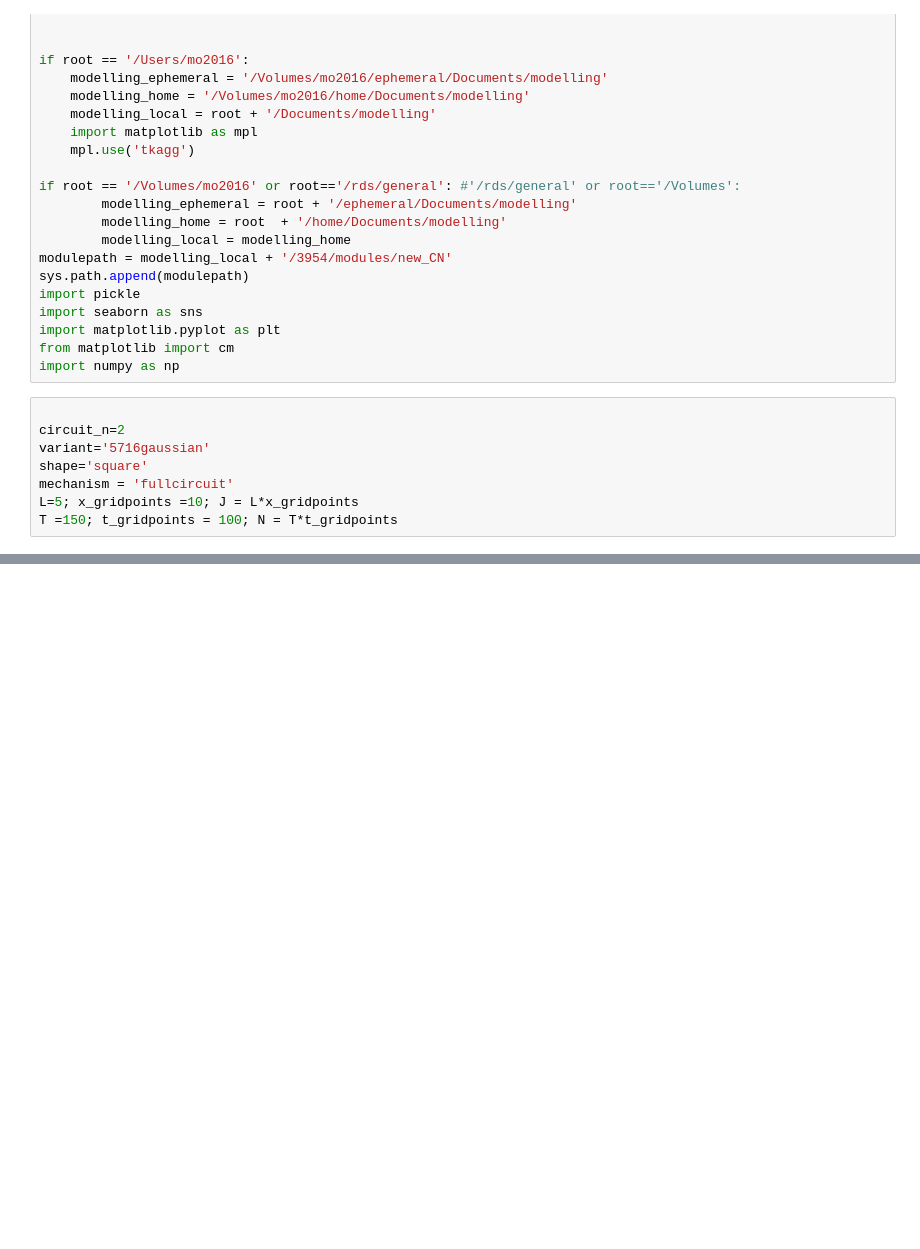
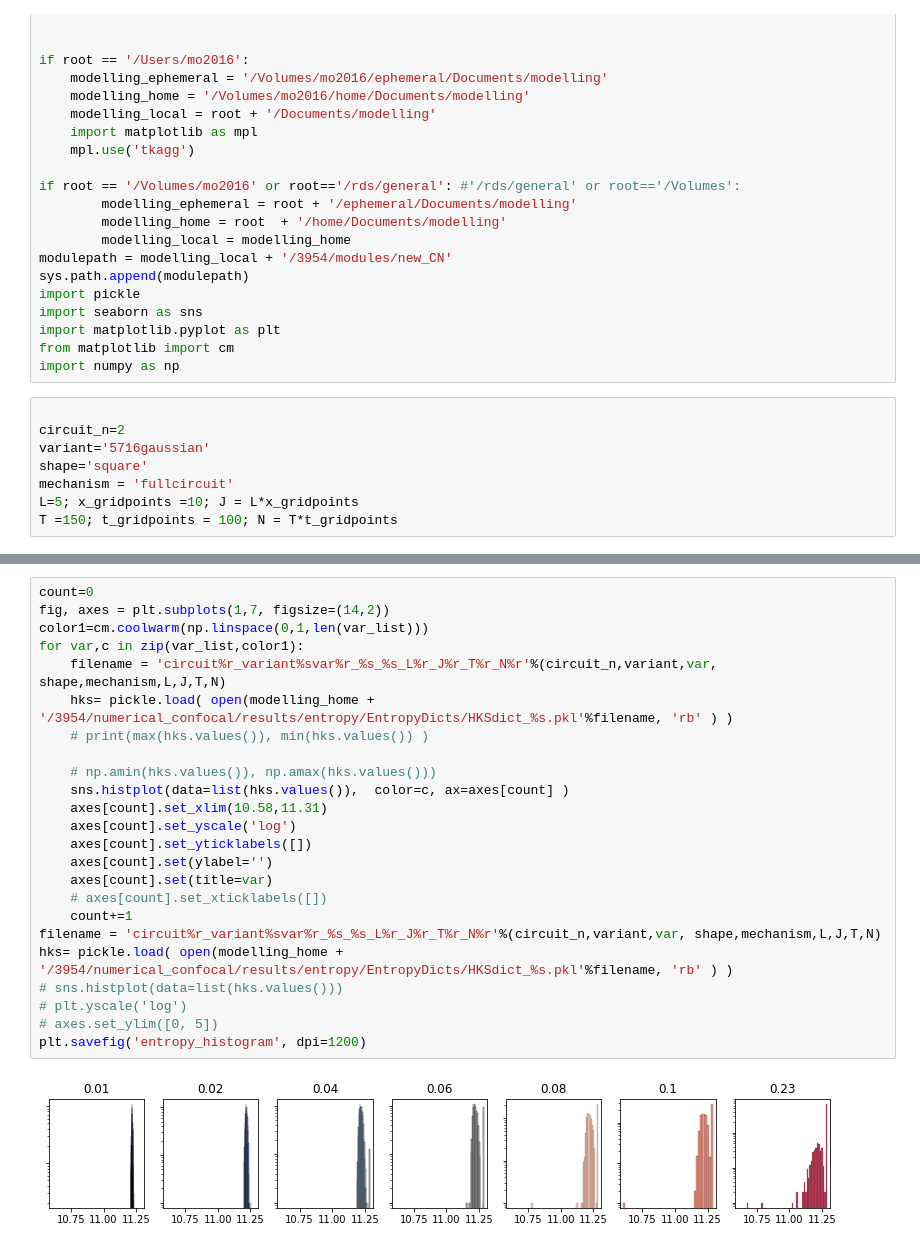
Before and after one commit to martinaoliver/modelling, a Jupyter notebook: 3954/numerical_confocal/code/entropy/zoom_entropy_distributions.ipynb, the cells around one changed output, grey strips where cells are left out. Drawn from its saved outputs; the diff is of its cells as text; blank space fills up the shorter version.

```diff
--- a/3954/numerical_confocal/code/entropy/zoom_entropy_distributions.ipynb
+++ b/3954/numerical_confocal/code/entropy/zoom_entropy_distributions.ipynb
@@ -57,0 +58,26 @@ plt.savefig('entropy_distributions',  dpi=1200)
+# %%
+count=0
+fig, axes = plt.subplots(1,7, figsize=(14,2))
+color1=cm.coolwarm(np.linspace(0,1,len(var_list)))
+for var,c in zip(var_list,color1):
+    filename = 'circuit%r_variant%svar%r_%s_%s_L%r_J%r_T%r_N%r'%(circuit_n,variant,var, shape,mechanism,L,J,T,N)
+    hks= pickle.load( open(modelling_home + '/3954/numerical_confocal/results/entropy/EntropyDicts/HKSdict_%s.pkl'%filename, 'rb' ) )
+    # print(max(hks.values()), min(hks.values()) )
+
+    # np.amin(hks.values()), np.amax(hks.values()))
+    sns.histplot(data=list(hks.values()),  color=c, ax=axes[count] )
+    axes[count].set_xlim(10.58,11.31)
+    axes[count].set_yscale('log')
+    axes[count].set_yticklabels([])
+    axes[count].set(ylabel='')
+    axes[count].set(title=var)
+    # axes[count].set_xticklabels([])
+    count+=1
+filename = 'circuit%r_variant%svar%r_%s_%s_L%r_J%r_T%r_N%r'%(circuit_n,variant,var, shape,mechanism,L,J,T,N)
+hks= pickle.load( open(modelling_home + '/3954/numerical_confocal/results/entropy/EntropyDicts/HKSdict_%s.pkl'%filename, 'rb' ) )
+# sns.histplot(data=list(hks.values()))
+# plt.yscale('log')
+# axes.set_ylim([0, 5])
+plt.savefig('entropy_histogram', dpi=1200)
+# %% [output]
+[figure, added]
```
Also changed, not shown: parts of 1 cell of this notebook, 8 other files.
